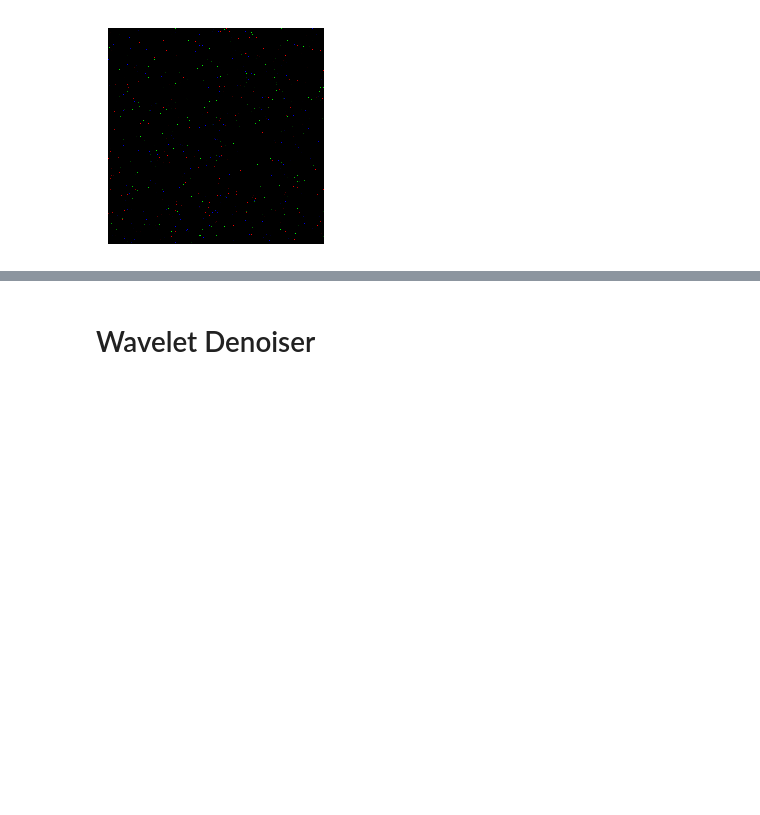
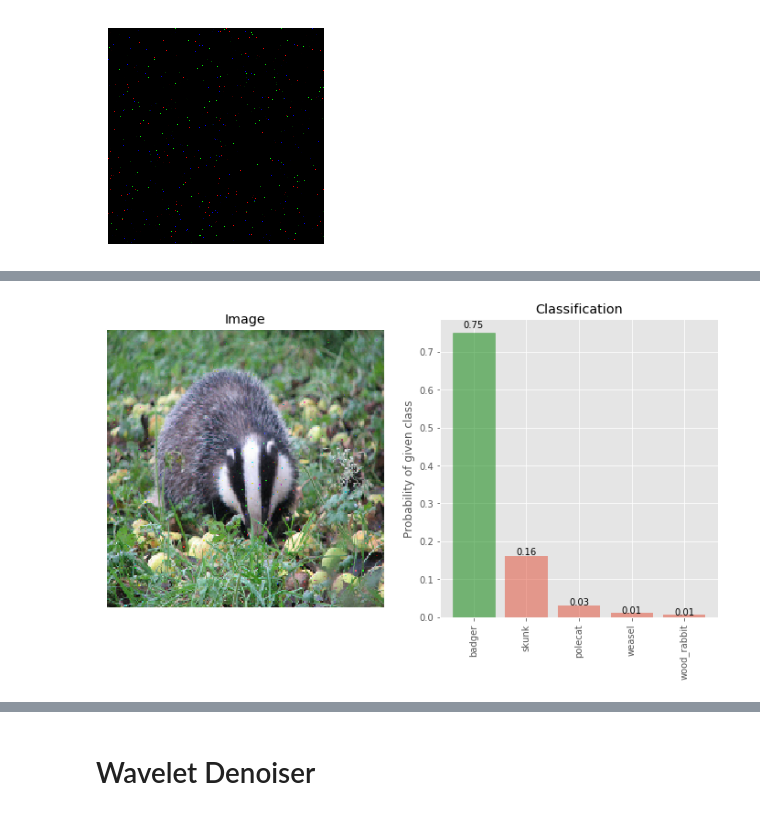
Before and after one commit to iamaaditya/pixel-deflection, a Jupyter notebook: demo.ipynb, the cells around one changed output, grey strips where cells are left out. Saved outputs shown, nothing was run; the diff lists cells and outputs as text; code cells hidden in the pictures; blank space fills up the shorter version.

```diff
--- a/demo.ipynb
+++ b/demo.ipynb
@@ -161,0 +168,6 @@ _=plt.xticks([]), plt.yticks([])
+# %%
+# More deflections on adversarial image
+img_deflected_more = pixel_deflection_without_map(img_adversary, deflections=600, window=10)
+_ = classify_images([img_deflected_more], true_label, visualize=True)
+# %% [output]
+[figure, added]
```
Also changed, not shown: parts of 24 cells of this notebook, 3 other files.
